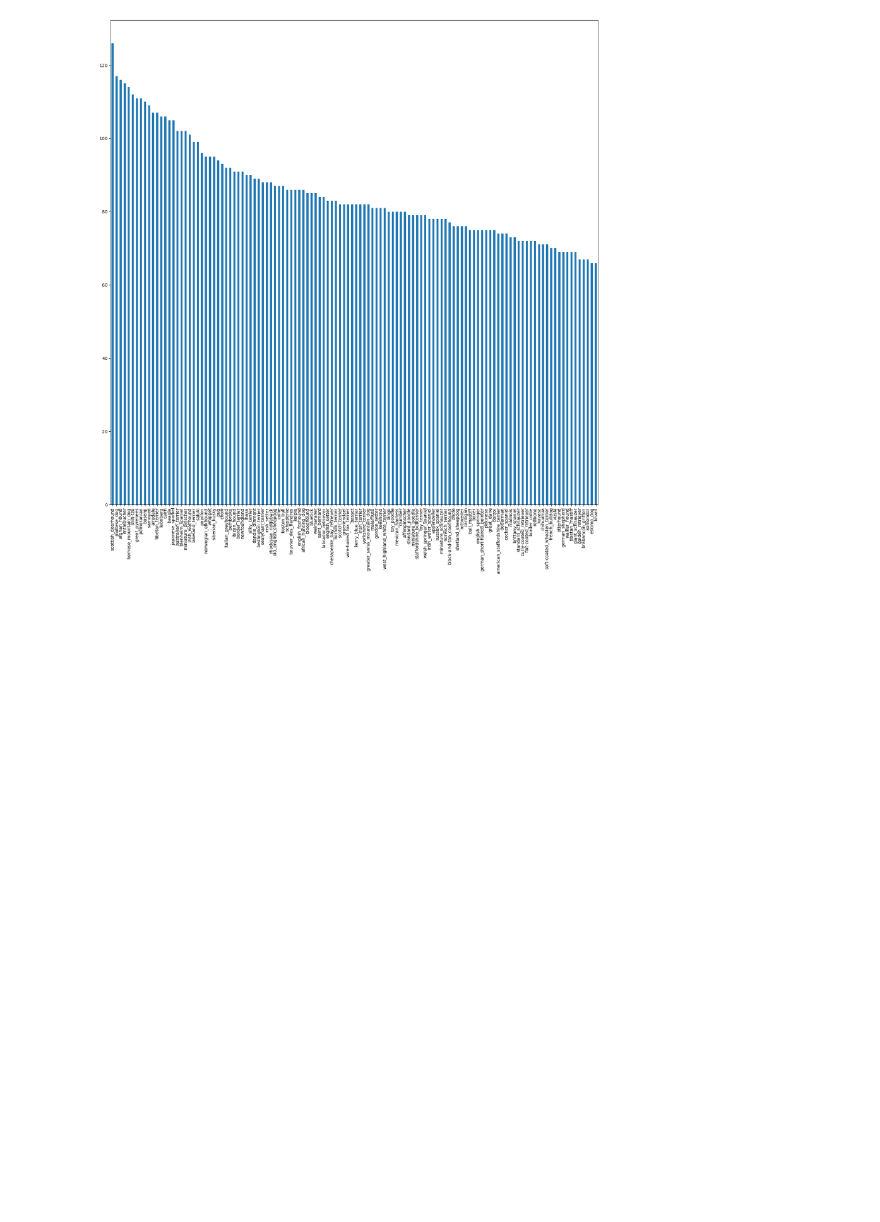
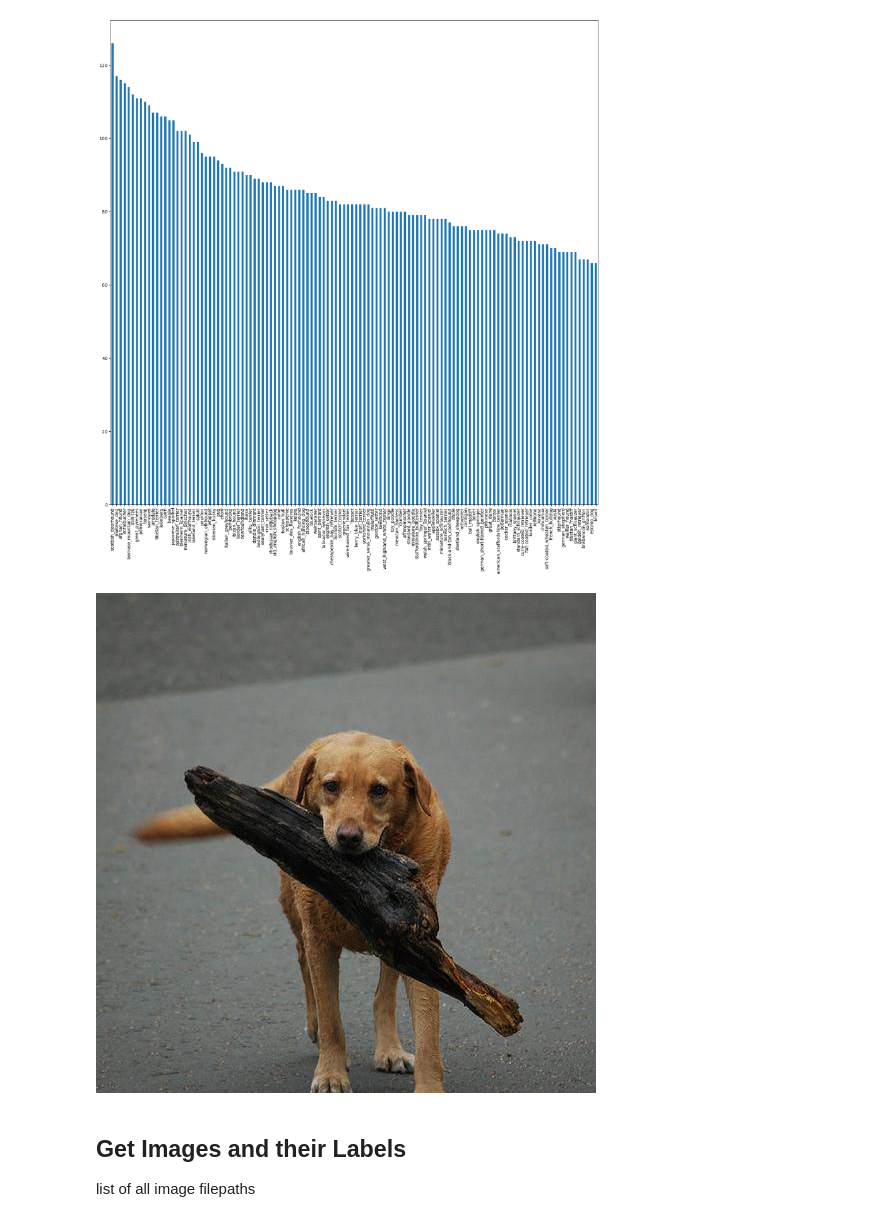
Before and after one commit to amannraawat/dog-breed-classification, a Jupyter notebook: dog_breed_classification.ipynb, the cells around one changed output. Drawn from its saved outputs; the diff is of its cells as text; code cells hidden in the pictures; blank space fills up the shorter version.

```diff
--- a/dog_breed_classification.ipynb
+++ b/dog_breed_classification.ipynb
@@ -60,3 +60,13 @@ data['breed'].value_counts().plot.bar(figsize=(20,20))
 # %% [output]
 <Axes: >
 [figure]
+# %%
+# view an image
+from IPython.display import Image
+Image('drive/My Drive/Dog Vision/train/0021f9ceb3235effd7fcde7f7538ed62.jpg')
+# %% [output]
+[figure, added]
+# %% [markdown]
+## Get Images and their Labels
+
+list of all image filepaths
```
Also changed, not shown: parts of 13 cells of this notebook.
